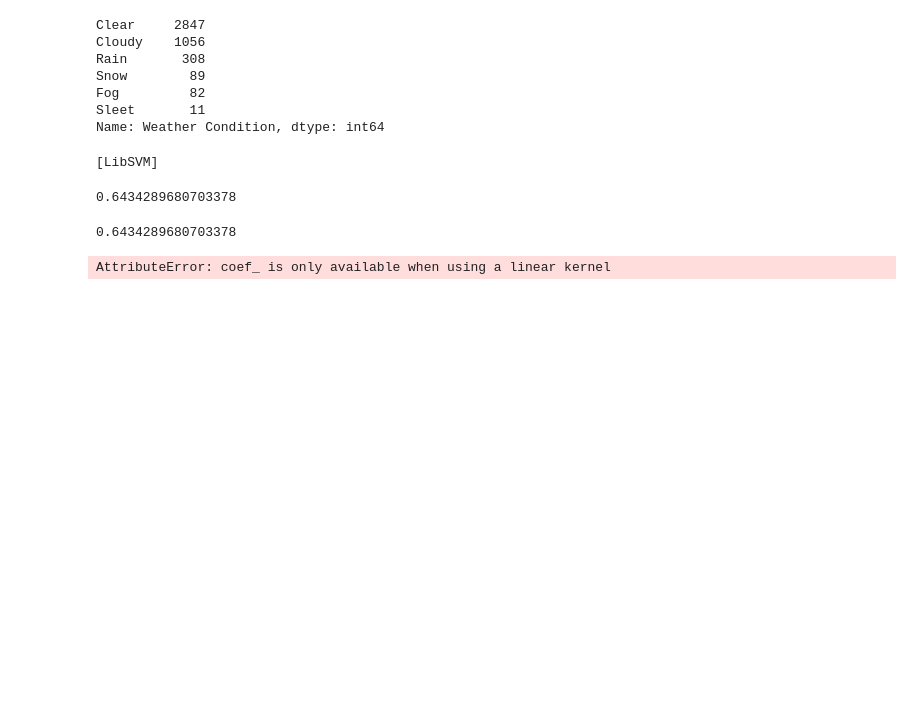
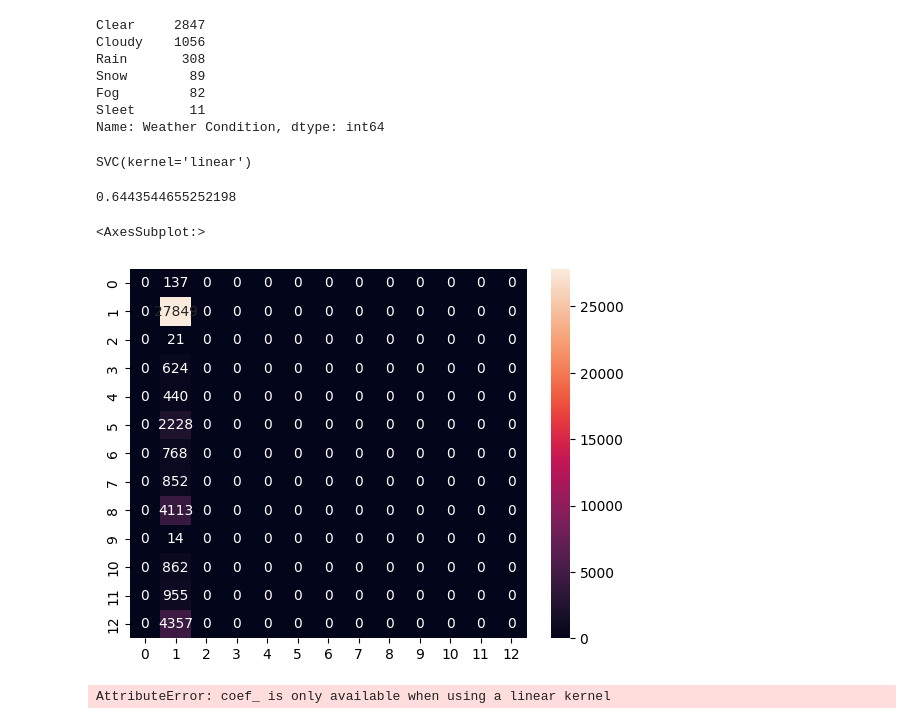
Before and after one commit to ndahlinuvm/Train-Derailment-287Project, a Jupyter notebook: weather.ipynb, the cells around one changed output. Saved outputs shown, nothing was run; the diff lists cells and outputs as text; code cells hidden in the pictures; blank space fills up the shorter version.

```diff
--- a/weather.ipynb
+++ b/weather.ipynb
@@ -88,13 +88,13 @@ from sklearn.metrics import accuracy_score
 df['id'] = df.index
 
 # preprocessing data
-X = df[['id', 'Weather Condition', 'Temperature', 'Visibility', 'Accident Month']]
+X = df[['id', 'Accident Type', 'Temperature', 'Visibility', 'Accident Month']]
 # Convert the categorical data into numerical data
 X = pd.get_dummies(X)
 # Drop the column with NaN values
 X = X.dropna(axis=1)
 
-y = df[['id', 'Accident Type']]
+y = df[['id', 'Weather Condition']]
 # drop rows with NaN values
 y = y.dropna(axis=0)
 
@@ -108,6 +108,3 @@ y = y.drop('id', axis=1)
 
 # ravel y to make it a 1d array
 y = y.values.ravel()
-# %% [output]
-[LibSVM]
-0.6434289680703378
@@ -130,8 +111,27 @@ model.fit(X_train, y_train)
+# %%
+# train test split
+X_train, X_test, y_train, y_test = train_test_split(X, y, test_size=0.2)
+
+# create the model
+model = SVC(kernel='linear')
+model.fit(X_train, y_train)
+# %% [output]
+SVC(kernel='linear')
 # %%
 # test model
 y_pred = model.predict(X_test)
 accuracy_score(y_test, y_pred)
 # %% [output]
-0.6434289680703378
+0.6443544655252198
+# %%
+# confusion matrix
+from sklearn.metrics import confusion_matrix
+import seaborn as sns
+confusion_matrix(y_test, y_pred)
+
+sns.heatmap(confusion_matrix(y_test, y_pred), annot=True, fmt='d')
+# %% [output]
+<AxesSubplot:>
+[figure, added]
 # %%
 # get the coefficients of the support vector classifier
```
Also changed, not shown: parts of 3 cells of this notebook.
